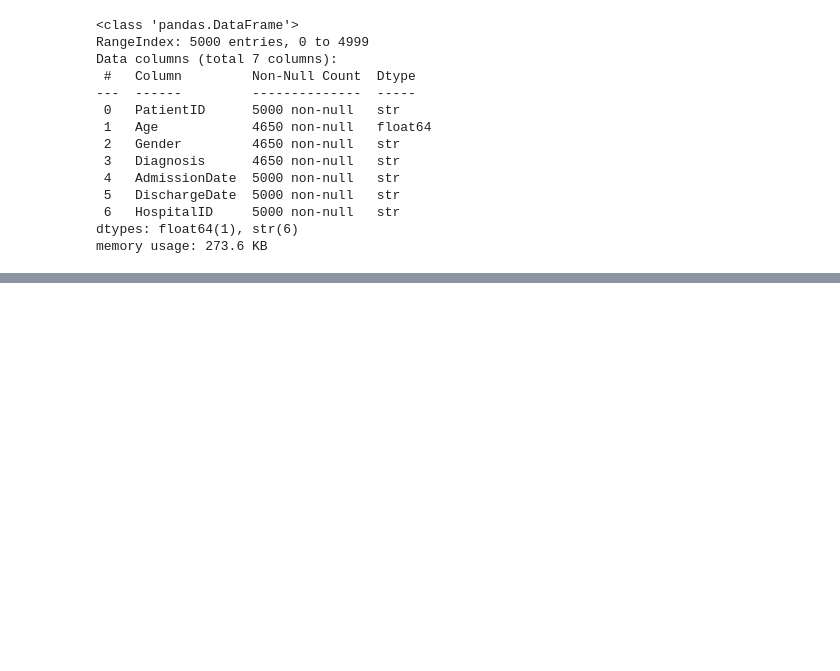
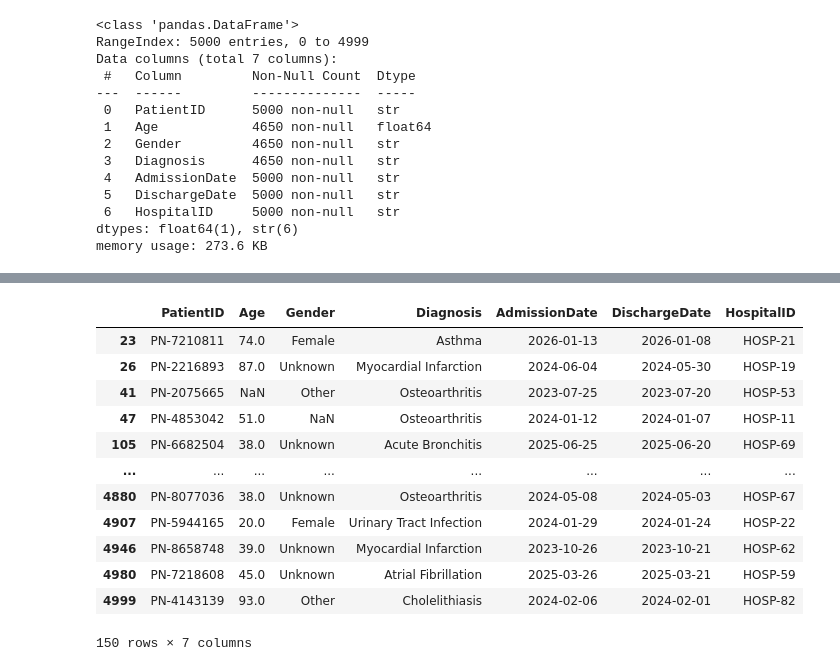
Before and after one commit to JothanRAlmeida/Pipeline_ETL_HospitalRecords, a Jupyter notebook: notebooks/analysis_data.ipynb, the cells around one changed output, grey strips where cells are left out. Saved outputs shown, nothing was run; the diff lists cells and outputs as text; code cells hidden in the pictures; blank space fills up the shorter version.

Commit message:
feat: adiciona mais informações e comentários na análise exploratória no notebooks/analysis_data.ipynb

```diff
--- a/notebooks/analysis_data.ipynb
+++ b/notebooks/analysis_data.ipynb
@@ -40,0 +90,17 @@ memory usage: 273.6 KB
+# %%
+df[df['AdmissionDate'] > df['DischargeDate']]
+# Existem datas de alta antes de datas de entrada no hospital
+# %% [output]
+|  | PatientID | Age | Gender | Diagnosis | AdmissionDate | DischargeDate | HospitalID |
+| 23 | PN-7210811 | 74.0 | Female | Asthma | 2026-01-13 | 2026-01-08 | HOSP-21 |
+| 26 | PN-2216893 | 87.0 | Unknown | Myocardial Infarction | 2024-06-04 | 2024-05-30 | HOSP-19 |
+| 41 | PN-2075665 | NaN | Other | Osteoarthritis | 2023-07-25 | 2023-07-20 | HOSP-53 |
+| 47 | PN-4853042 | 51.0 | NaN | Osteoarthritis | 2024-01-12 | 2024-01-07 | HOSP-11 |
+| 105 | PN-6682504 | 38.0 | Unknown | Acute Bronchitis | 2025-06-25 | 2025-06-20 | HOSP-69 |
+| ... | ... | ... | ... | ... | ... | ... | ... |
+| 4880 | PN-8077036 | 38.0 | Unknown | Osteoarthritis | 2024-05-08 | 2024-05-03 | HOSP-67 |
+| 4907 | PN-5944165 | 20.0 | Female | Urinary Tract Infection | 2024-01-29 | 2024-01-24 | HOSP-22 |
+| 4946 | PN-8658748 | 39.0 | Unknown | Myocardial Infarction | 2023-10-26 | 2023-10-21 | HOSP-62 |
+| 4980 | PN-7218608 | 45.0 | Unknown | Atrial Fibrillation | 2025-03-26 | 2025-03-21 | HOSP-59 |
+| 4999 | PN-4143139 | 93.0 | Other | Cholelithiasis | 2024-02-06 | 2024-02-01 | HOSP-82 |
+150 rows × 7 columns
```
Also changed, not shown: parts of 4 cells of this notebook.
